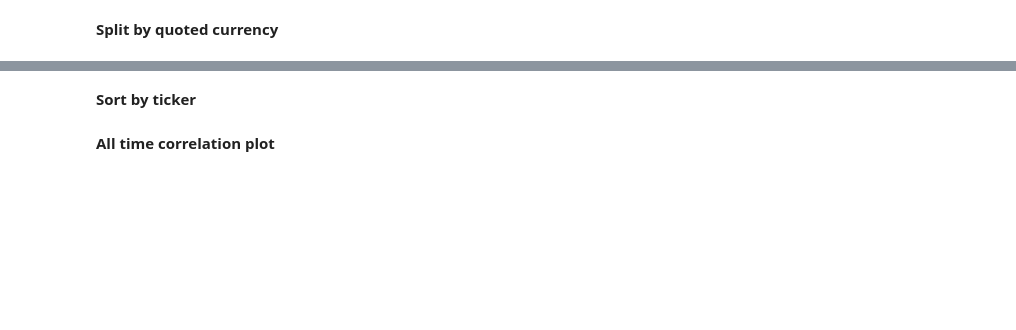
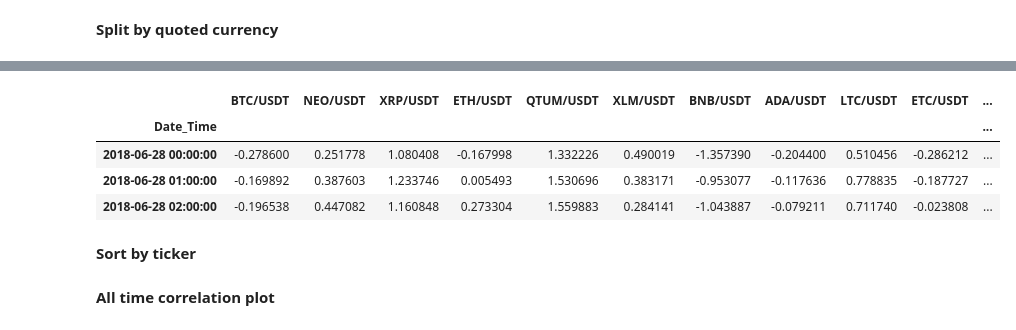
Before and after one commit to madnesspie/binance-correlation-matrix, a Jupyter notebook: correlation-matrix.ipynb, the cells around one changed output, grey strips where cells are left out. Saved outputs shown, nothing was run; the diff lists cells and outputs as text; code cells hidden in the pictures; blank space fills up the shorter version.

```diff
--- a/correlation-matrix.ipynb
+++ b/correlation-matrix.ipynb
@@ -88,6 +162,7 @@ def normalize(df):
     return df
 # %%
 all_df = normalize(all_df)
+converted_usdt_df = normalize(converted_usdt_df)
 # %% [markdown]
 **Split by quoted currency**
 # %%
@@ -124,8 +183,0 @@ Index(['XRP/BTC', 'ETH/BTC', 'XLM/BTC', 'LTC/BTC', 'ADA/BTC', 'XMR/BTC',
-# %%
-converted_usdt_df = DataFrame()
-
-for ticker in not_usdt_df.columns:
-    base, quoted = ticker.split('/')
-    converted_usdt_df[f"{base}/USDT"] = not_usdt_df[ticker] * all_df[f"BTC/USDT"]
-
-converted_usdt_df.head(3)
@@ -138,3 +184,12 @@ converted_usdt_df.head(3)
+# %%
+converted_usdt_df = usdt_df.join(converted_usdt_df)
+converted_usdt_df.head(3)
+# %% [output]
+|  | BTC/USDT | NEO/USDT | XRP/USDT | ETH/USDT | QTUM/USDT | XLM/USDT | BNB/USDT | ADA/USDT | LTC/USDT | ETC/USDT | ... |
+| Date_Time |  |  |  |  |  |  |  |  |  |  | ... |
+| 2018-06-28 00:00:00 | -0.278600 | 0.251778 | 1.080408 | -0.167998 | 1.332226 | 0.490019 | -1.357390 | -0.204400 | 0.510456 | -0.286212 | ... |
+| 2018-06-28 01:00:00 | -0.169892 | 0.387603 | 1.233746 | 0.005493 | 1.530696 | 0.383171 | -0.953077 | -0.117636 | 0.778835 | -0.187727 | ... |
+| 2018-06-28 02:00:00 | -0.196538 | 0.447082 | 1.160848 | 0.273304 | 1.559883 | 0.284141 | -1.043887 | -0.079211 | 0.711740 | -0.023808 | ... |
 # %% [markdown]
 **Sort by ticker**
 # %%
```
Also changed, not shown: parts of 20 cells of this notebook.
